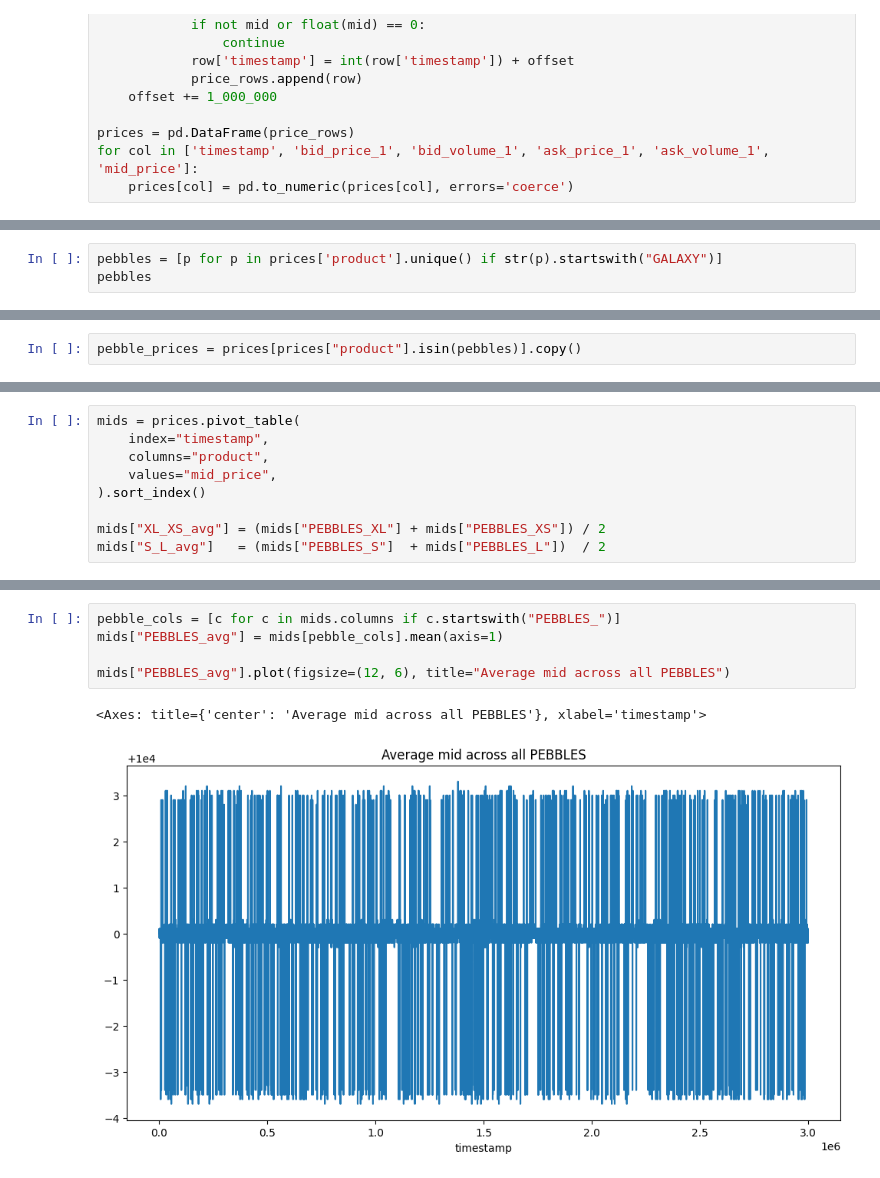
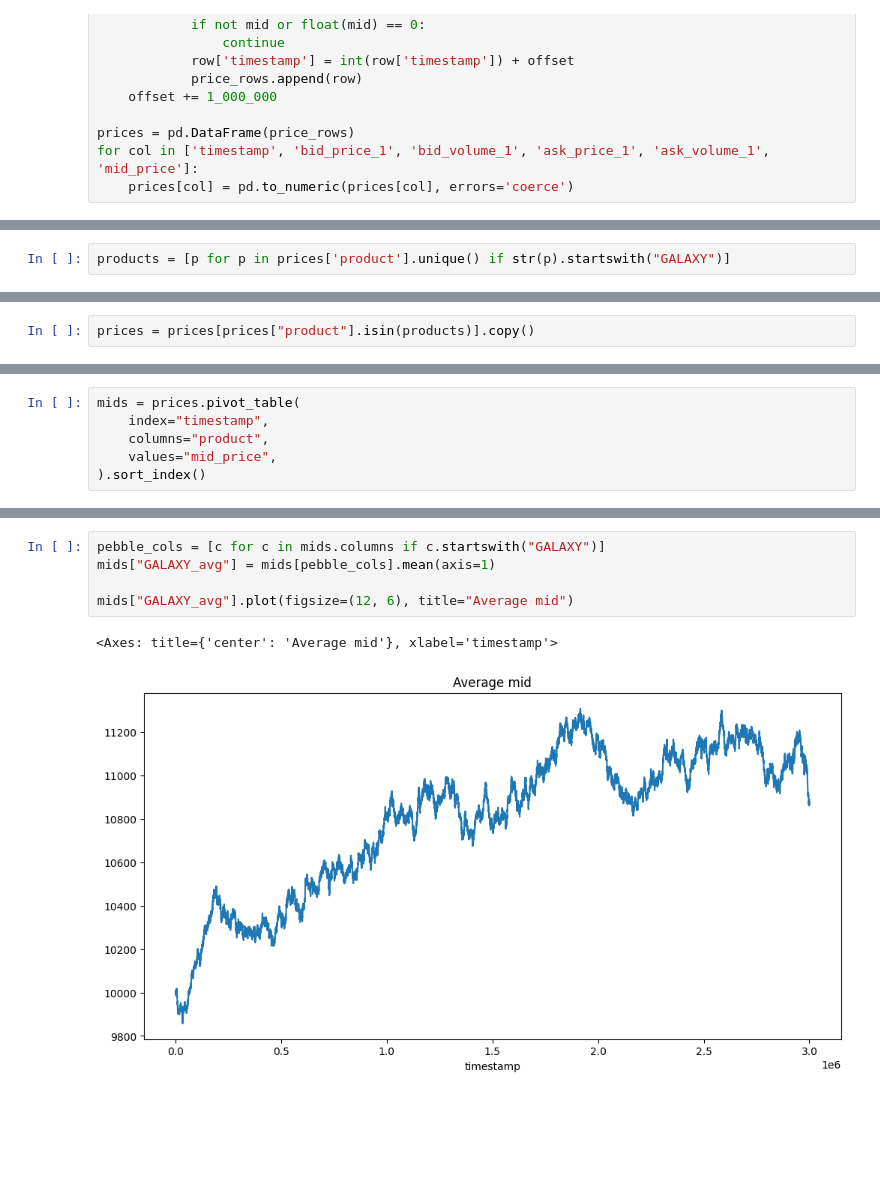
Before and after one commit to nikaslukyanov/kernel_trick, a Jupyter notebook: round5/galaxy.ipynb, the cells around one changed output, grey strips where cells are left out. Saved outputs shown, nothing was run; the diff lists cells and outputs as text; blank space fills up the shorter version.

```diff
--- a/round5/galaxy.ipynb
+++ b/round5/galaxy.ipynb
@@ -55,3 +33,2 @@ chips
 # %%
-pebbles = [p for p in prices['product'].unique() if str(p).startswith("GALAXY")]
-pebbles
+products = [p for p in prices['product'].unique() if str(p).startswith("GALAXY")]
@@ -64,2 +35,2 @@ pebbles
 # %%
-pebble_prices = prices[prices["product"].isin(pebbles)].copy()
+prices = prices[prices["product"].isin(products)].copy()
@@ -85,6 +47,3 @@ mids = prices.pivot_table(
     columns="product",
     values="mid_price",
 ).sort_index()
-
-mids["XL_XS_avg"] = (mids["PEBBLES_XL"] + mids["PEBBLES_XS"]) / 2
-mids["S_L_avg"]   = (mids["PEBBLES_S"]  + mids["PEBBLES_L"])  / 2
@@ -98,8 +50,8 @@ plt.legend()
 # %%
-pebble_cols = [c for c in mids.columns if c.startswith("PEBBLES_")]
-mids["PEBBLES_avg"] = mids[pebble_cols].mean(axis=1)
+pebble_cols = [c for c in mids.columns if c.startswith("GALAXY")]
+mids["GALAXY_avg"] = mids[pebble_cols].mean(axis=1)
 
-mids["PEBBLES_avg"].plot(figsize=(12, 6), title="Average mid across all PEBBLES")
+mids["GALAXY_avg"].plot(figsize=(12, 6), title="Average mid")
 # %% [output]
-<Axes: title={'center': 'Average mid across all PEBBLES'}, xlabel='timestamp'>
+<Axes: title={'center': 'Average mid'}, xlabel='timestamp'>
-[figure, old version]
+[figure, new version]
```
Also changed, not shown: parts of 5 cells of this notebook, 3 other files.
